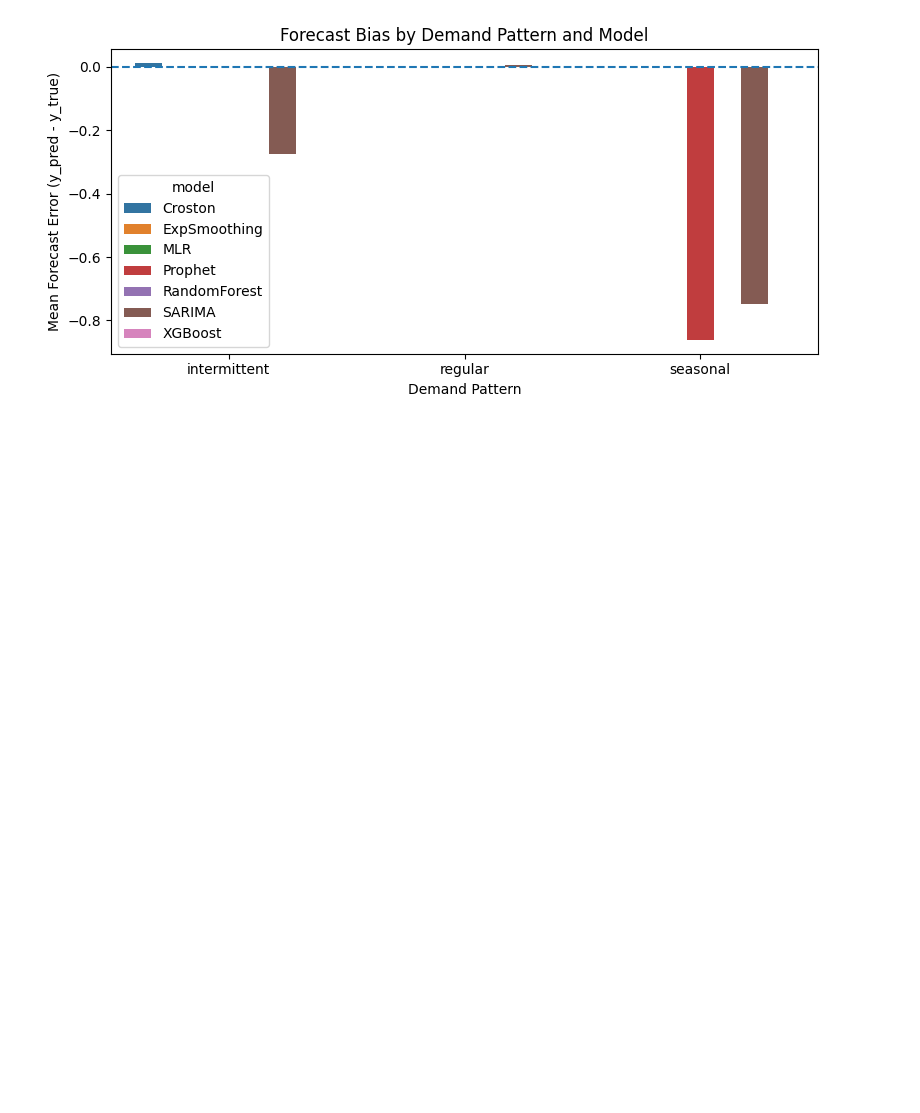
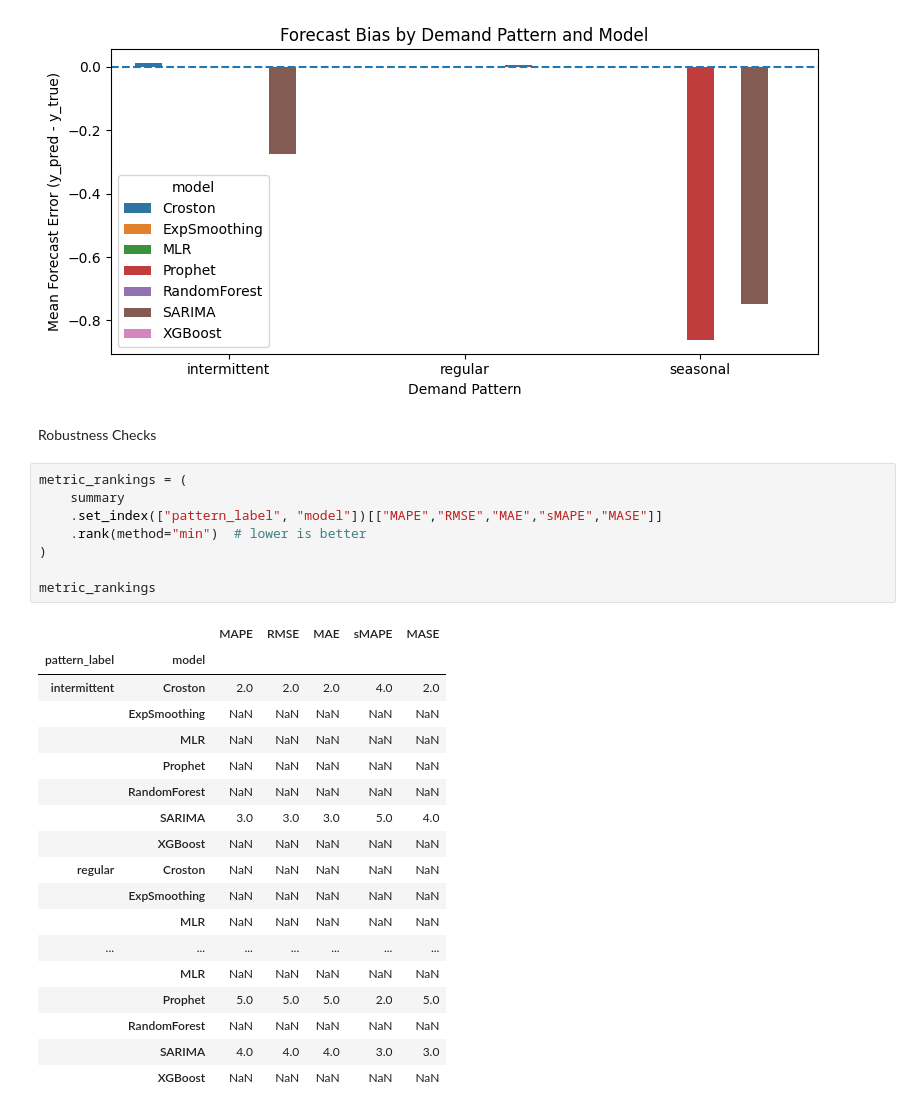
Before and after one commit to shift-gtown-2025/dsan-capstone-2025, a Jupyter notebook: code/project1_analysis.ipynb, the cells around one changed output. Cells and saved outputs as stored; diff of their text form; blank space fills up the shorter version.

```diff
--- a/code/project1_analysis.ipynb
+++ b/code/project1_analysis.ipynb
@@ -442,3 +469,32 @@ plt.tight_layout()
 plt.show()
 # %% [output]
 [figure]
+# %% [markdown]
+Robustness Checks
+# %%
+metric_rankings = (
+    summary
+    .set_index(["pattern_label", "model"])[["MAPE","RMSE","MAE","sMAPE","MASE"]]
+    .rank(method="min")  # lower is better
+)
+
+metric_rankings
+# %% [output]
+|  |  | MAPE | RMSE | MAE | sMAPE | MASE |
+| pattern_label | model |  |  |  |  |  |
+| intermittent | Croston | 2.0 | 2.0 | 2.0 | 4.0 | 2.0 |
+|  | ExpSmoothing | NaN | NaN | NaN | NaN | NaN |
+|  | MLR | NaN | NaN | NaN | NaN | NaN |
+|  | Prophet | NaN | NaN | NaN | NaN | NaN |
+|  | RandomForest | NaN | NaN | NaN | NaN | NaN |
+|  | SARIMA | 3.0 | 3.0 | 3.0 | 5.0 | 4.0 |
+|  | XGBoost | NaN | NaN | NaN | NaN | NaN |
+| regular | Croston | NaN | NaN | NaN | NaN | NaN |
+|  | ExpSmoothing | NaN | NaN | NaN | NaN | NaN |
+|  | MLR | NaN | NaN | NaN | NaN | NaN |
+| ... | ... | ... | ... | ... | ... | ... |
+|  | MLR | NaN | NaN | NaN | NaN | NaN |
+|  | Prophet | 5.0 | 5.0 | 5.0 | 2.0 | 5.0 |
+|  | RandomForest | NaN | NaN | NaN | NaN | NaN |
+|  | SARIMA | 4.0 | 4.0 | 4.0 | 3.0 | 3.0 |
+|  | XGBoost | NaN | NaN | NaN | NaN | NaN |
```
Also changed, not shown: parts of 18 cells of this notebook, 27 other files.
